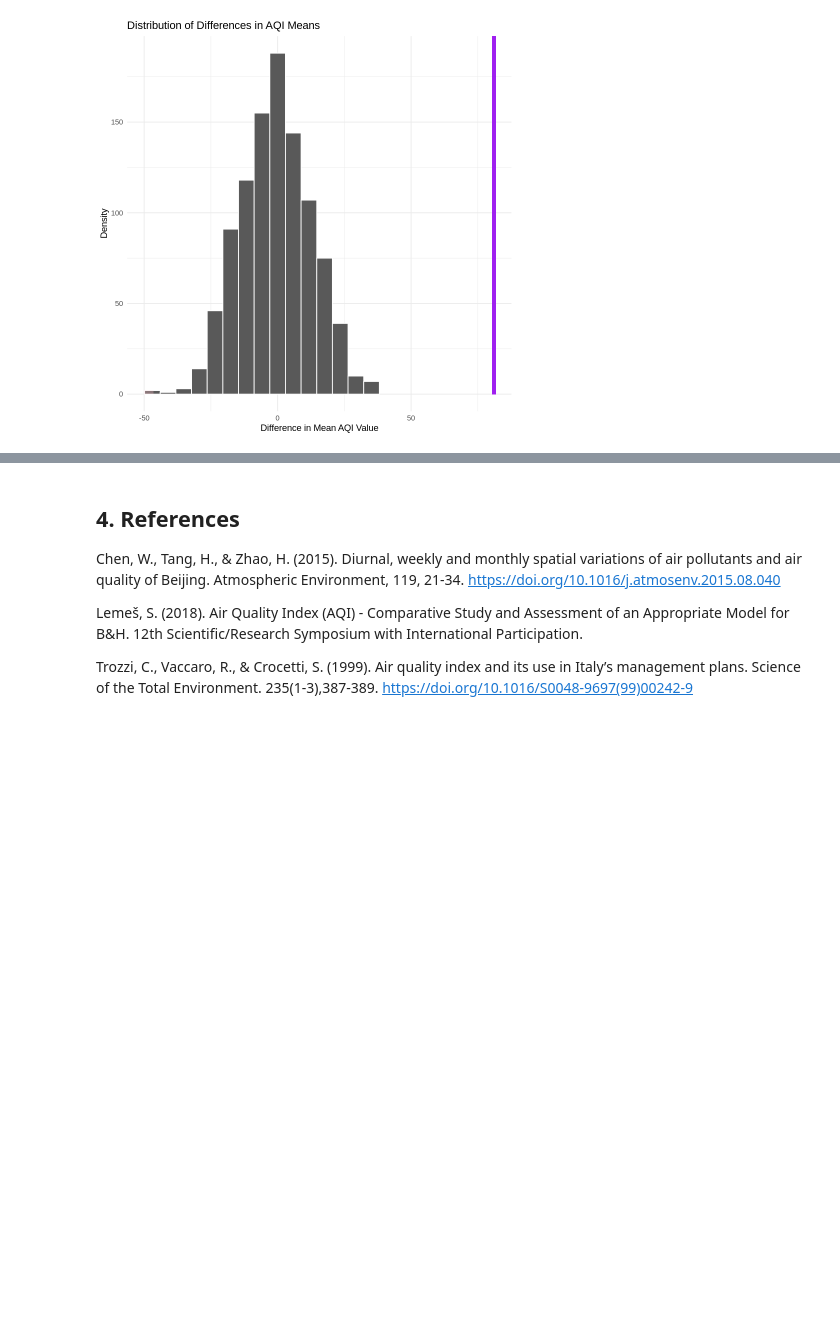
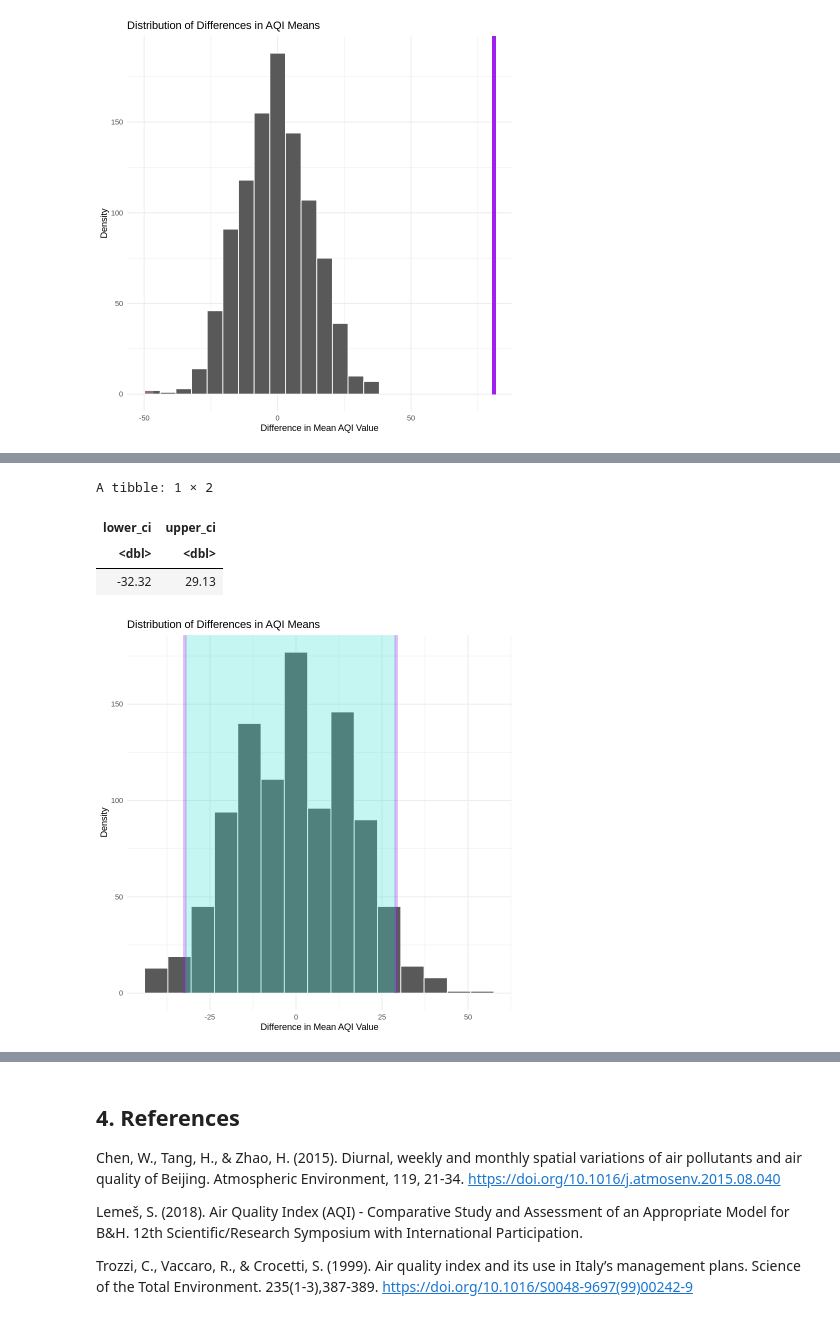
Before and after one commit to ZackYe42/STAT201-G11-Project, a Jupyter notebook: Group11-Project.ipynb, the cells around one changed output, grey strips where cells are left out. Drawn from its saved outputs; the diff is of its cells as text; code cells hidden in the pictures; blank space fills up the shorter version.

Commit message:
Completed the diff in medians hypothesis testing

```diff
--- a/Group11-Project.ipynb
+++ b/Group11-Project.ipynb
@@ -526,0 +537,19 @@ A tibble: 1 × 1
+# %%
+# Create a null model for AQI_Estimator based on Day_Night categories
+null_model_aqi <-
+    air_quality_final %>%
+
+    # Define the formula for the null model
+    specify(formula = AQI_Estimator ~ Day_Night) %>%
+
+    # Specify the null hypothesis as independence between variables
+    hypothesize(null = "independence") %>%
+
+    # Generate permutations of the data
+    generate(reps = 1000, type = "permute") %>%
+
+    # Calculate the statistic (difference in medians) for each permutation
+    calculate(stat = "diff in medians", order = c("Night", "Day"))
+
+# Display the first few rows of the calculated null model statistics
+head(null_model_aqi)
@@ -526,0 +566,31 @@ A tibble: 1 × 1
+# %%
+# Calculate the confidence interval for AQI differences
+aqi_confidence_interval <- null_model_aqi %>%
+    get_confidence_interval(level = 0.95)
+
+# Display the calculated confidence interval
+aqi_confidence_interval
+
+# Visualize the results of the null model for AQI differences
+aqi_confidence_plot <- null_model_aqi %>%
+    visualize() +
+    theme_minimal() +                # Set a clean and minimal theme
+    labs(
+        title = "Distribution of Differences in AQI Means",
+        x = "Difference in Mean AQI Value",
+        y = "Density"
+    ) +
+    shade_confidence_interval(
+        color = "purple",             # Choose a color for the shaded region
+        alpha = 0.3,                   # Adjust transparency of the shaded region
+        endpoints = aqi_confidence_interval  # Use calculated confidence interval endpoints
+    )
+
+# Display the improved plot
+aqi_confidence_plot
+# %% [output]
+A tibble: 1 × 2
+| lower_ci | upper_ci |
+| <dbl> | <dbl> |
+| -32.32 | 29.13 |
+[figure, added]
```
Also changed, not shown: parts of 4 cells of this notebook.
